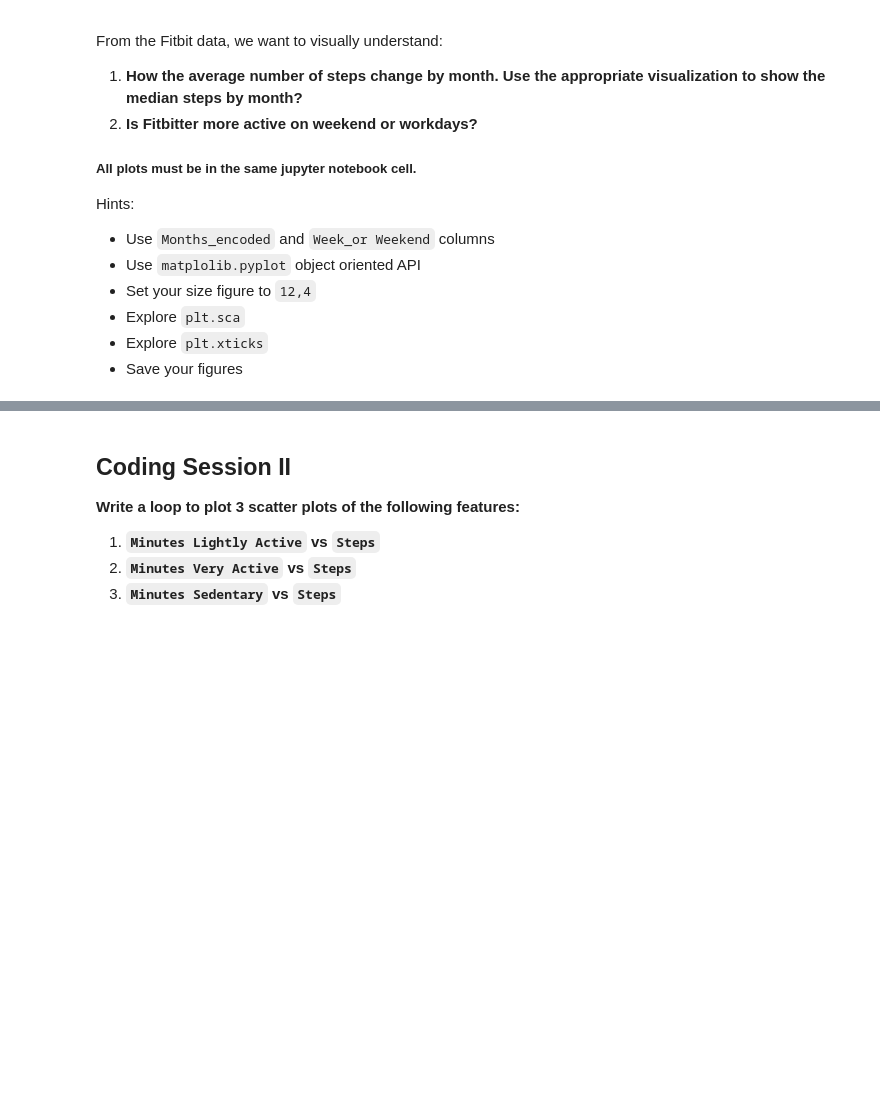
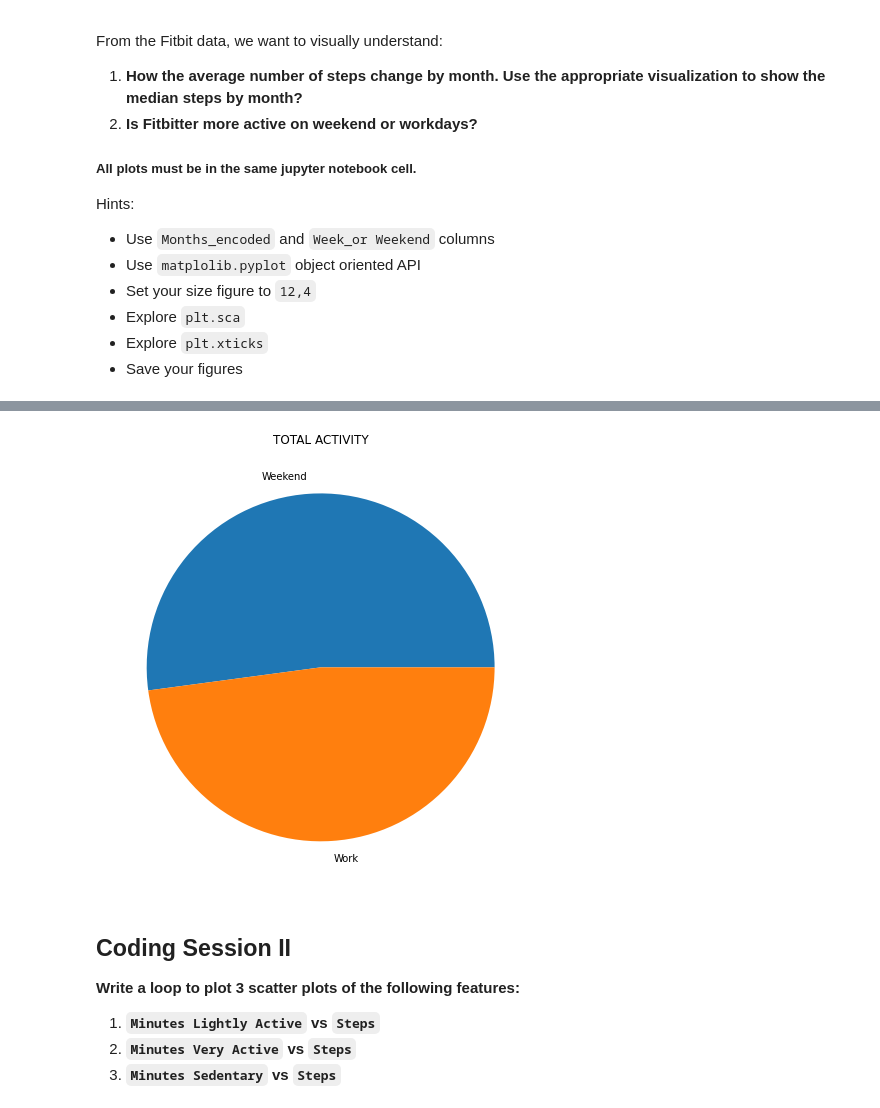
Before and after one commit to Ironhack-Part-Time-Enero2022/lab-visualization-extra, a Jupyter notebook: challenge-1.ipynb, the cells around one changed output, grey strips where cells are left out. Cells and saved outputs as stored; diff of their text form; code cells hidden in the pictures; blank space fills up the shorter version.

```diff
--- a/challenge-1.ipynb
+++ b/challenge-1.ipynb
@@ -42,3 +70,19 @@ Hints:
+# %%
+df_activity = fitbit
+df_activity['Total Activity'] = (df_activity['Minutes Lightly Active'] +
+                                df_activity['Minutes Fairly Active'] +
+                                df_activity['Minutes Very Active'])
+
+df_activity = pd.DataFrame(df_activity.groupby('Work_or_Weekend')['Total Activity'].mean()).reset_index()
+
+plt.title('TOTAL ACTIVITY')
+labels_pie = ['Weekend','Work']
+tabla_activity = plt.pie(df_activity['Total Activity'],
+                        labels=labels_pie);
+
+# It's slighly mor active on weekends
+# %% [output]
+[figure, added]
 # %% [markdown]
 ## Coding Session II
 
```
Also changed, not shown: parts of 6 cells of this notebook.
